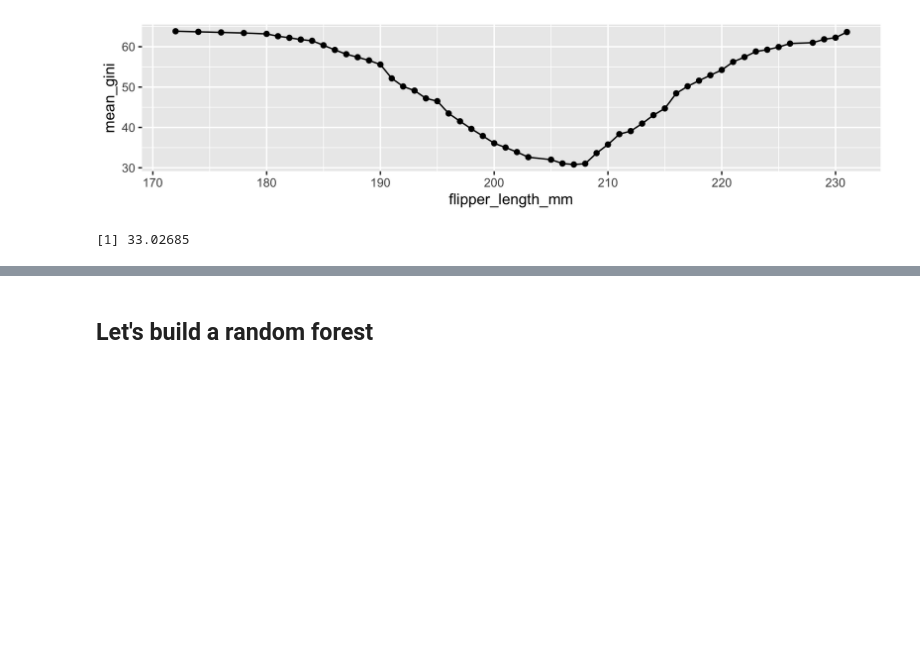
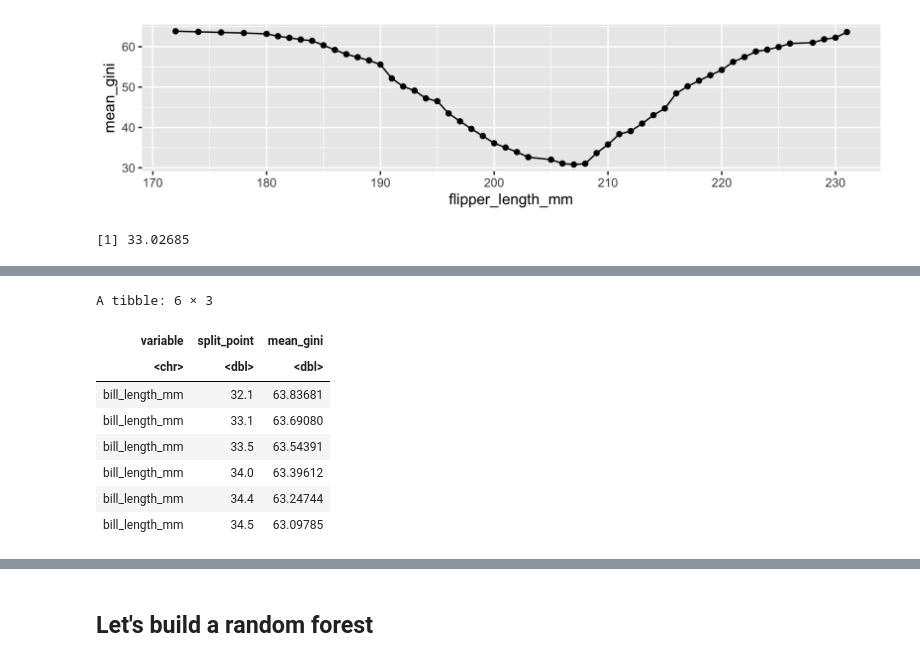
Before and after one commit to UNC-DATA-730/lecture-notebooks, a Jupyter notebook: 10-decision-trees/lectures/live-session.ipynb, the cells around one changed output, grey strips where cells are left out. Saved outputs shown, nothing was run; the diff lists cells and outputs as text; code cells hidden in the pictures; blank space fills up the shorter version.

```diff
--- a/10-decision-trees/lectures/live-session.ipynb
+++ b/10-decision-trees/lectures/live-session.ipynb
@@ -125,27 +125,25 @@ gini_impurity = function(values) {
     (1 - sum(freqs^2)) * 100
 }
 
-mean_gini_impurity = function(split_point, penguins_df = penguins2) {
-    # assumes splitting variable is "flipper_length_mm"
-
-    n1 = penguins_df |> filter(flipper_length_mm < split_point) |> nrow()
+mean_gini_impurity = function(split_point, variable, penguins_df = penguins2) {
+    n1 = penguins_df |> filter(.data[[variable]] < split_point) |> nrow()
     g1 = gini_impurity(
         penguins_df |>
-            filter(flipper_length_mm < split_point) |>
+            filter(.data[[variable]] < split_point) |>
             pull(species)
     )
 
-    n2 = penguins_df |> filter(flipper_length_mm >= split_point) |> nrow()
+    n2 = penguins_df |> filter(.data[[variable]] >= split_point) |> nrow()
     g2 = gini_impurity(
         penguins_df |>
-            filter(flipper_length_mm >= split_point) |>
+            filter(.data[[variable]] >= split_point) |>
             pull(species)
     )
 
     weighted.mean(c(g1, g2), c(n1, n2))
 }
 
-mean_gini_impurity(190, penguins2)
+mean_gini_impurity(190, "flipper_length_mm")
 # %% [output]
 [1] 55.5799
 # %%
@@ -196,0 +200,23 @@ gini_impurity(penguins2 |> pull(species)) - mean_gini_impurity(207, penguins2)
+# %%
+numeric_vars = c("bill_length_mm", "bill_depth_mm", "flipper_length_mm", "body_mass_g")
+
+gini_sweep = purrr::map_dfr(numeric_vars, function(var) {
+    vals = penguins2 |> pull(var) |> unique() |> sort()
+    tibble(
+        variable = var,
+        split_point = vals,
+        mean_gini = purrr::map_dbl(vals, ~mean_gini_impurity(.x, var))
+    )
+})
+
+gini_sweep |> head()
+# %% [output]
+A tibble: 6 × 3
+| variable | split_point | mean_gini |
+| <chr> | <dbl> | <dbl> |
+| bill_length_mm | 32.1 | 63.83681 |
+| bill_length_mm | 33.1 | 63.69080 |
+| bill_length_mm | 33.5 | 63.54391 |
+| bill_length_mm | 34.0 | 63.39612 |
+| bill_length_mm | 34.4 | 63.24744 |
+| bill_length_mm | 34.5 | 63.09785 |
```
Also changed, not shown: parts of 12 cells of this notebook.
